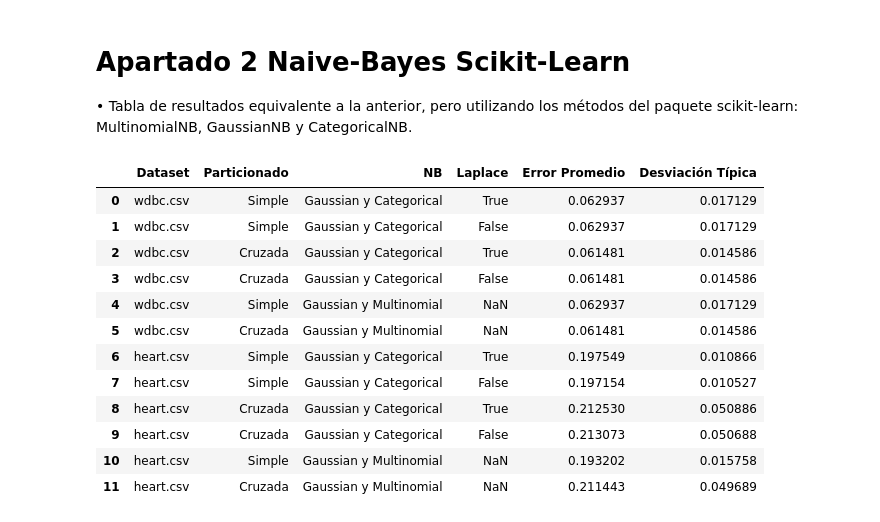
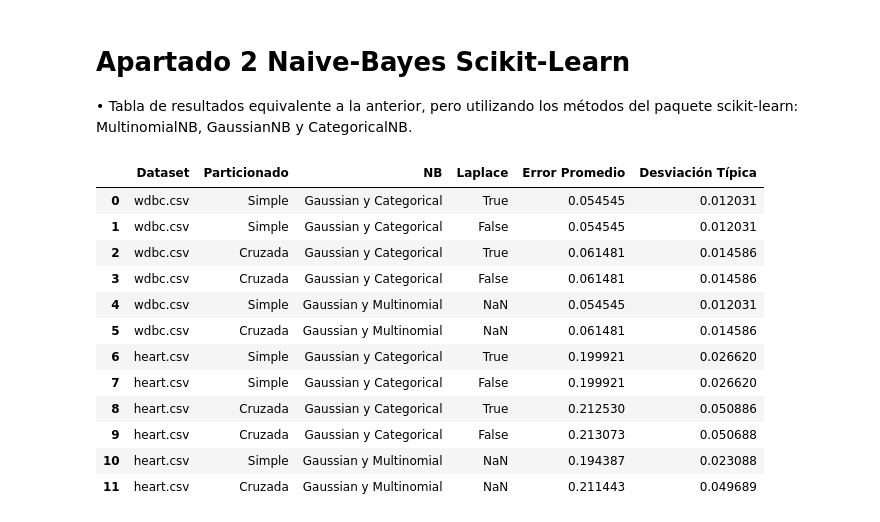
Before and after one commit to santacg/IngenieriaInformaticaUAM, a Jupyter notebook: P1.ipynb, the cells around one changed output. Cells and saved outputs as stored; diff of their text form; code cells hidden in the pictures.

```diff
--- a/P1.ipynb
+++ b/P1.ipynb
@@ -28,16 +28,18 @@ for archivo in listdir('Datasets/'):
     n_folds = 5
     estrategia_simple = EstrategiaParticionado.ValidacionSimple(n_ejecuciones, 0.25)
     estrategia_cruzada = EstrategiaParticionado.ValidacionCruzada(n_folds)
-    clasificador = ClasificadorNaiveBayes(laplace=1)
+    nb_simple_laplace = ClasificadorNaiveBayes(laplace=1)
+    nb_cruzada_laplace = ClasificadorNaiveBayes(laplace=1)
 
     # Con corrección de Laplace
-    error_simple_laplace = clasificador.validacion(estrategia_simple, dataset, clasificador, seed)
-    error_cruzada_laplace = clasificador.validacion(estrategia_cruzada, dataset, clasificador)
+    error_simple_laplace = nb_simple_laplace.validacion(estrategia_simple, dataset, nb_simple_laplace, seed)
+    error_cruzada_laplace = nb_cruzada_laplace.validacion(estrategia_cruzada, dataset, nb_cruzada_laplace)
 
     # Sin corrección de Laplace
-    clasificador.laplace = 0
-    error_simple = clasificador.validacion(estrategia_simple, dataset, clasificador, seed)
-    error_cruzada = clasificador.validacion(estrategia_cruzada, dataset, clasificador)
+    nb_simple = ClasificadorNaiveBayes(laplace=0)
+    nb_cruzada = ClasificadorNaiveBayes(laplace=0)
+    error_simple = nb_simple.validacion(estrategia_simple, dataset, nb_simple, seed)
+    error_cruzada = nb_cruzada.validacion(estrategia_cruzada, dataset, nb_cruzada)
 
     # Calculamos los promedios y las desviaciones típicas y las almacenamos en los resutlados
     # para posteriormente mostrarlos en una tabla
@@ -228,6 +231,10 @@ for archivo in listdir('Datasets/'):
         lista_errores_simple_mult.append(validacion_simple(datos_categoricos, datos_numericos, \
                                          nb_gaussian, nb_multinomial, test_num, test_cat, test_y))
 
+    nb_gaussian = nb.GaussianNB()
+    nb_categorical_laplace = nb.CategoricalNB()
+    nb_categorical = nb.CategoricalNB(alpha=0)
+    nb_multinomial = nb.MultinomialNB()
     # ValidaciónCruzada
     error_cruzada_laplace_cat = validacion_cruzada(datos_categoricos_codificados, datos_numericos, nb_gaussian, \
                                               nb_categorical_laplace, target)
@@ -266,44 +273,44 @@ for archivo in listdir('Datasets/'):
         'Dataset': archivo,
         'Particionado': 'Cruzada',
         'NB': 'Gaussian y Categorical',
         'Laplace': False,
         'Error Promedio': np.mean(error_cruzada_cat),
         'Desviación Típica': np.std(error_cruzada_cat)
     })
 
     resultados.append({
         'Dataset': archivo,
         'Particionado': 'Simple',
         'NB': 'Gaussian y Multinomial',
         'Error Promedio': np.mean(lista_errores_simple_mult),
         'Desviación Típica': np.std(lista_errores_simple_mult)
     })
     resultados.append({
         'Dataset': archivo,
         'Particionado': 'Cruzada',
         'NB': 'Gaussian y Multinomial',
         'Error Promedio': np.mean(error_cruzada_mult),
         'Desviación Típica': np.std(error_cruzada_mult)
     })
 
 # Convertimos los resultados en un dataframe
 df_resultados = pd.DataFrame(resultados)
 
 # Mostramos la tabla
 display(df_resultados)
 # %% [output]
 |  | Dataset | Particionado | NB | Laplace | Error Promedio | Desviación Típica |
-| 0 | wdbc.csv | Simple | Gaussian y Categorical | True | 0.062937 | 0.017129 |
-| 1 | wdbc.csv | Simple | Gaussian y Categorical | False | 0.062937 | 0.017129 |
+| 0 | wdbc.csv | Simple | Gaussian y Categorical | True | 0.054545 | 0.012031 |
+| 1 | wdbc.csv | Simple | Gaussian y Categorical | False | 0.054545 | 0.012031 |
 | 2 | wdbc.csv | Cruzada | Gaussian y Categorical | True | 0.061481 | 0.014586 |
 | 3 | wdbc.csv | Cruzada | Gaussian y Categorical | False | 0.061481 | 0.014586 |
-| 4 | wdbc.csv | Simple | Gaussian y Multinomial | NaN | 0.062937 | 0.017129 |
+| 4 | wdbc.csv | Simple | Gaussian y Multinomial | NaN | 0.054545 | 0.012031 |
 | 5 | wdbc.csv | Cruzada | Gaussian y Multinomial | NaN | 0.061481 | 0.014586 |
-| 6 | heart.csv | Simple | Gaussian y Categorical | True | 0.197549 | 0.010866 |
-| 7 | heart.csv | Simple | Gaussian y Categorical | False | 0.197154 | 0.010527 |
+| 6 | heart.csv | Simple | Gaussian y Categorical | True | 0.199921 | 0.026620 |
+| 7 | heart.csv | Simple | Gaussian y Categorical | False | 0.199921 | 0.026620 |
 | 8 | heart.csv | Cruzada | Gaussian y Categorical | True | 0.212530 | 0.050886 |
 | 9 | heart.csv | Cruzada | Gaussian y Categorical | False | 0.213073 | 0.050688 |
-| 10 | heart.csv | Simple | Gaussian y Multinomial | NaN | 0.193202 | 0.015758 |
+| 10 | heart.csv | Simple | Gaussian y Multinomial | NaN | 0.194387 | 0.023088 |
 | 11 | heart.csv | Cruzada | Gaussian y Multinomial | NaN | 0.211443 | 0.049689 |
 # %% [markdown]
 • ¿Existe algún problema con alguno de estos métodos en alguno de los
```
Also changed, not shown: parts of 11 cells of this notebook, 4 other files.
